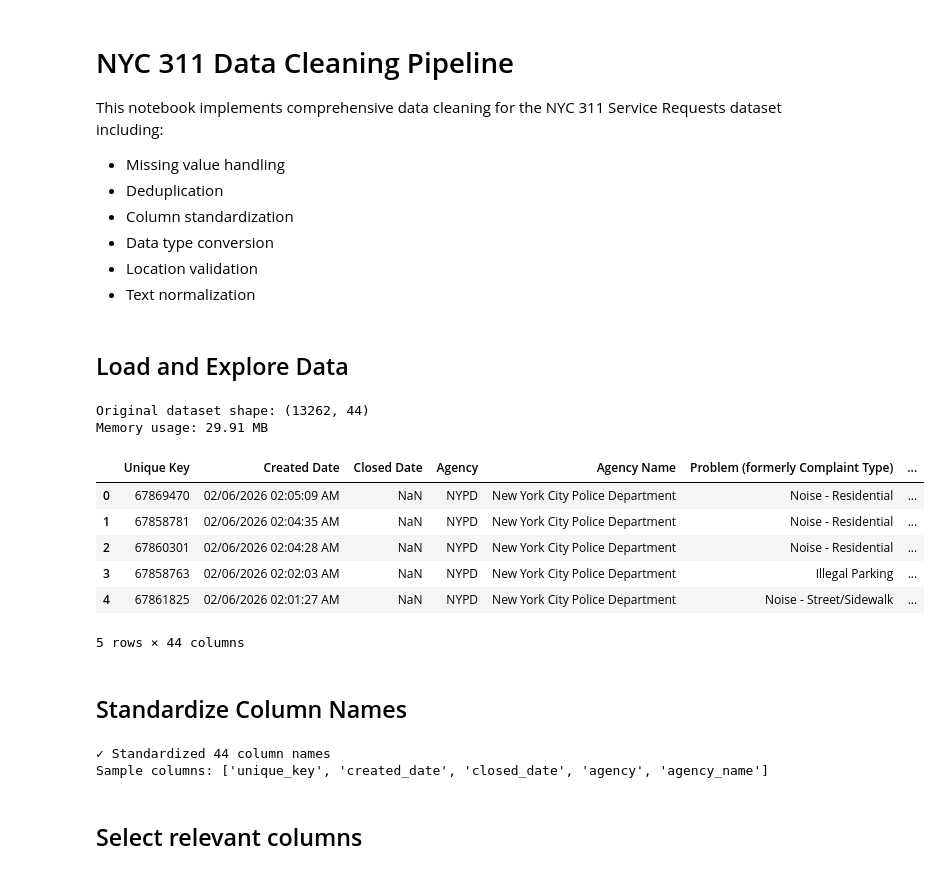
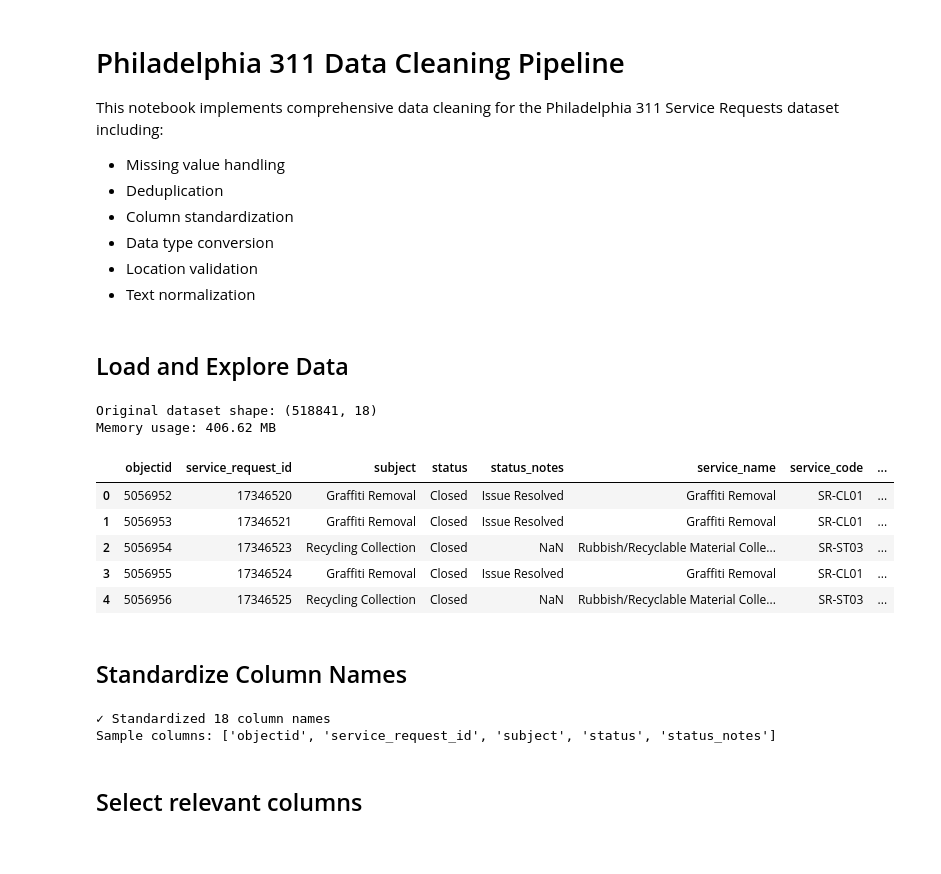
Before and after one commit to AustinK0/CS4630_Group3_Project1, a Jupyter notebook: notebooks/data_cleaning.ipynb, the cells around one changed output. Saved outputs shown, nothing was run; the diff lists cells and outputs as text; code cells hidden in the pictures.

Commit message:
Philly 311 cleaning: advanced normalization, near-duplicate detection, final QA, and notebook updates

```diff
--- a/notebooks/data_cleaning.ipynb
+++ b/notebooks/data_cleaning.ipynb
@@ -1,6 +1,6 @@
 # %% [markdown]
-# NYC 311 Data Cleaning Pipeline
-This notebook implements comprehensive data cleaning for the NYC 311 Service Requests dataset including:
+# Philadelphia 311 Data Cleaning Pipeline
+This notebook implements comprehensive data cleaning for the Philadelphia 311 Service Requests dataset including:
 - Missing value handling
 - Deduplication
 - Column standardization
@@ -17,25 +17,24 @@ warnings.filterwarnings('ignore')
 # %% [markdown]
 ## Load and Explore Data
 # %%
-# Load NYC 311 data
+# Load Philadelphia 311 data
 # Note: Using on_bad_lines='skip' to handle malformed rows in the CSV
-df = pd.read_csv("../data/raw/nyc_311/nyc_311_raw.csv",
+df = pd.read_csv("../data/raw/philly_311_raw.csv",
                   on_bad_lines='skip',
                   engine='python')
 
 print(f"Original dataset shape: {df.shape}")
 print(f"Memory usage: {df.memory_usage(deep=True).sum() / 1024**2:.2f} MB")
 df.head()
 # %% [output]
-Original dataset shape: (13262, 44)
-Memory usage: 29.91 MB
+Original dataset shape: (518841, 18)
+Memory usage: 406.62 MB
-|  | Unique Key | Created Date | Closed Date | Agency | Agency Name | Problem (formerly Complaint Type) | ... |
-| 0 | 67869470 | 02/06/2026 02:05:09 AM | NaN | NYPD | New York City Police Department | Noise - Residential | ... |
-| 1 | 67858781 | 02/06/2026 02:04:35 AM | NaN | NYPD | New York City Police Department | Noise - Residential | ... |
-| 2 | 67860301 | 02/06/2026 02:04:28 AM | NaN | NYPD | New York City Police Department | Noise - Residential | ... |
-| 3 | 67858763 | 02/06/2026 02:02:03 AM | NaN | NYPD | New York City Police Department | Illegal Parking | ... |
-| 4 | 67861825 | 02/06/2026 02:01:27 AM | NaN | NYPD | New York City Police Department | Noise - Street/Sidewalk | ... |
+|  | objectid | service_request_id | subject | status | status_notes | service_name | service_code | ... |
+| 0 | 5056952 | 17346520 | Graffiti Removal | Closed | Issue Resolved | Graffiti Removal | SR-CL01 | ... |
+| 1 | 5056953 | 17346521 | Graffiti Removal | Closed | Issue Resolved | Graffiti Removal | SR-CL01 | ... |
+| 2 | 5056954 | 17346523 | Recycling Collection | Closed | NaN | Rubbish/Recyclable Material Colle... | SR-ST03 | ... |
+| 3 | 5056955 | 17346524 | Graffiti Removal | Closed | Issue Resolved | Graffiti Removal | SR-CL01 | ... |
+| 4 | 5056956 | 17346525 | Recycling Collection | Closed | NaN | Rubbish/Recyclable Material Colle... | SR-ST03 | ... |
-5 rows × 44 columns
 # %% [markdown]
 ## Standardize Column Names
 # %%
@@ -52,8 +51,8 @@ df.columns = (
 print(f"✓ Standardized {len(df.columns)} column names")
 print(f"Sample columns: {list(df.columns[:5])}")
 # %% [output]
-✓ Standardized 44 column names
-Sample columns: ['unique_key', 'created_date', 'closed_date', 'agency', 'agency_name']
+✓ Standardized 18 column names
+Sample columns: ['objectid', 'service_request_id', 'subject', 'status', 'status_notes']
 # %% [markdown]
 ## Select relevant columns
 # %%
```
Also changed, not shown: parts of 14 cells of this notebook, 1 other file.
